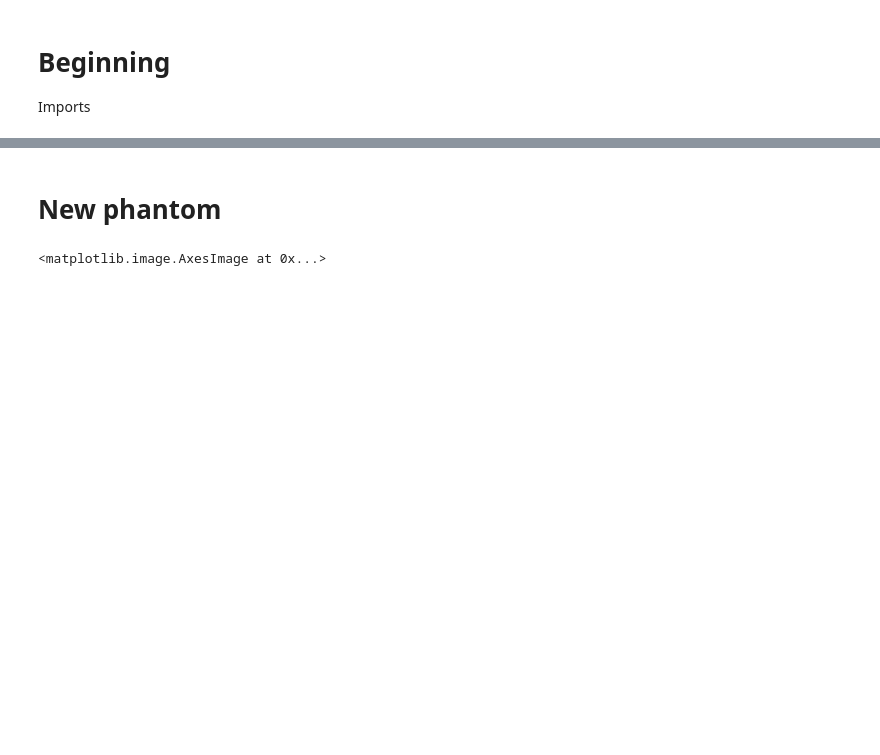
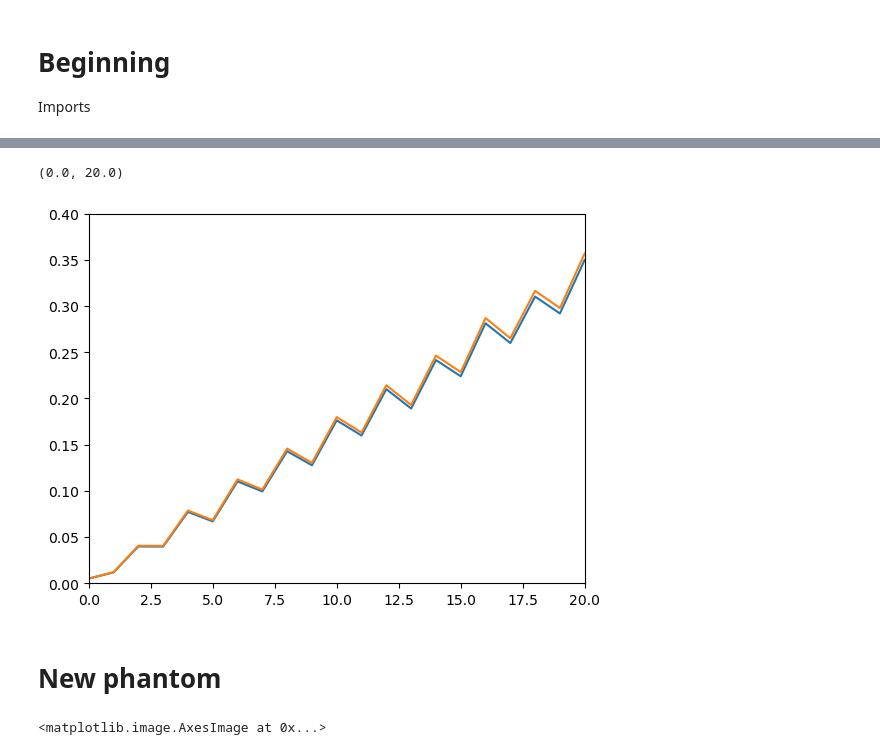
Before and after one commit to SyneRBI/PETRIC-Tomo-Unimib, a Jupyter notebook: conv_speed_2D.ipynb, the cells around one changed output, grey strips where cells are left out. Cells and saved outputs as stored; diff of their text form; code cells hidden in the pictures; blank space fills up the shorter version.

```diff
--- a/conv_speed_2D.ipynb
+++ b/conv_speed_2D.ipynb
@@ -12,3 +32,13 @@ from skimage.data import shepp_logan_phantom
+# %%
+plt.plot(1/np.abs(bpFT/orFT)[:,0])
+plt.plot(1/np.abs(bpFT)[:,0]*1.02)
+#plt.plot(1/np.abs(bpFT[0,:]))
+#plt.plot(np.arange(0,128)*np.sqrt(2),1/np.abs(np.diag(bpFT)))
+plt.ylim(0,.4)
+plt.xlim(0,20)
+# %% [output]
+(0.0, 20.0)
+[figure, added]
 # %% [markdown]
 # New phantom
 # %%
```
Also changed, not shown: parts of 4 cells of this notebook, 2 other files.
